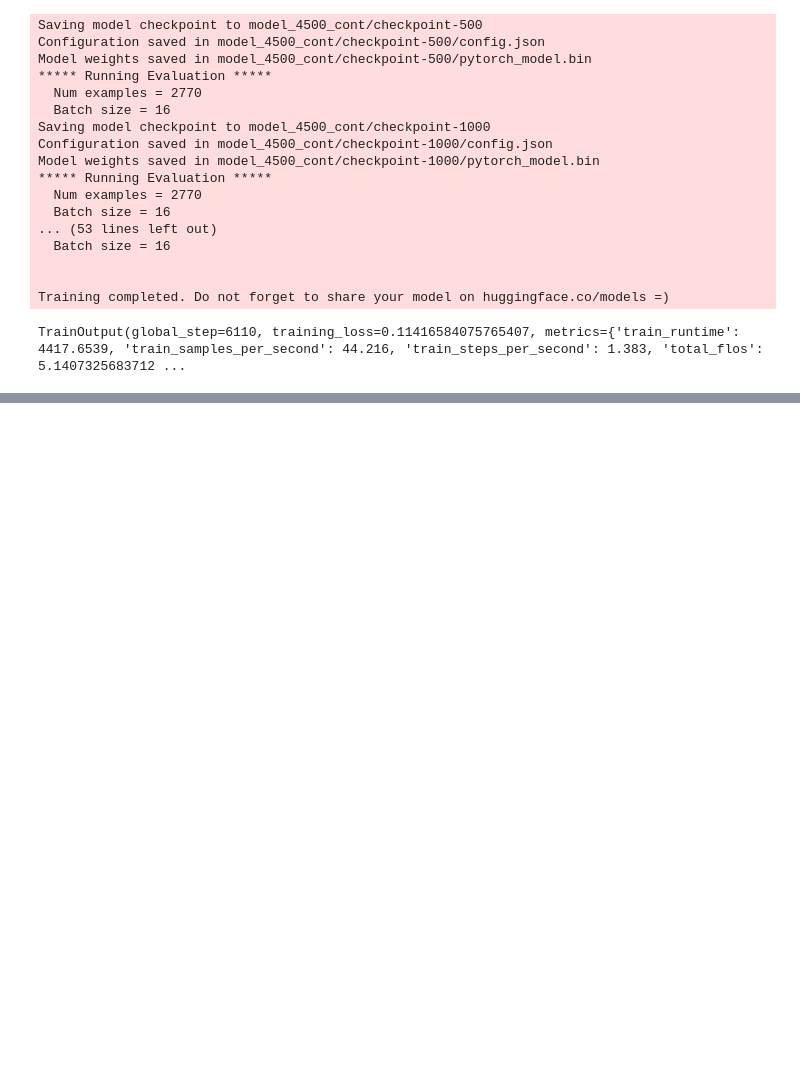
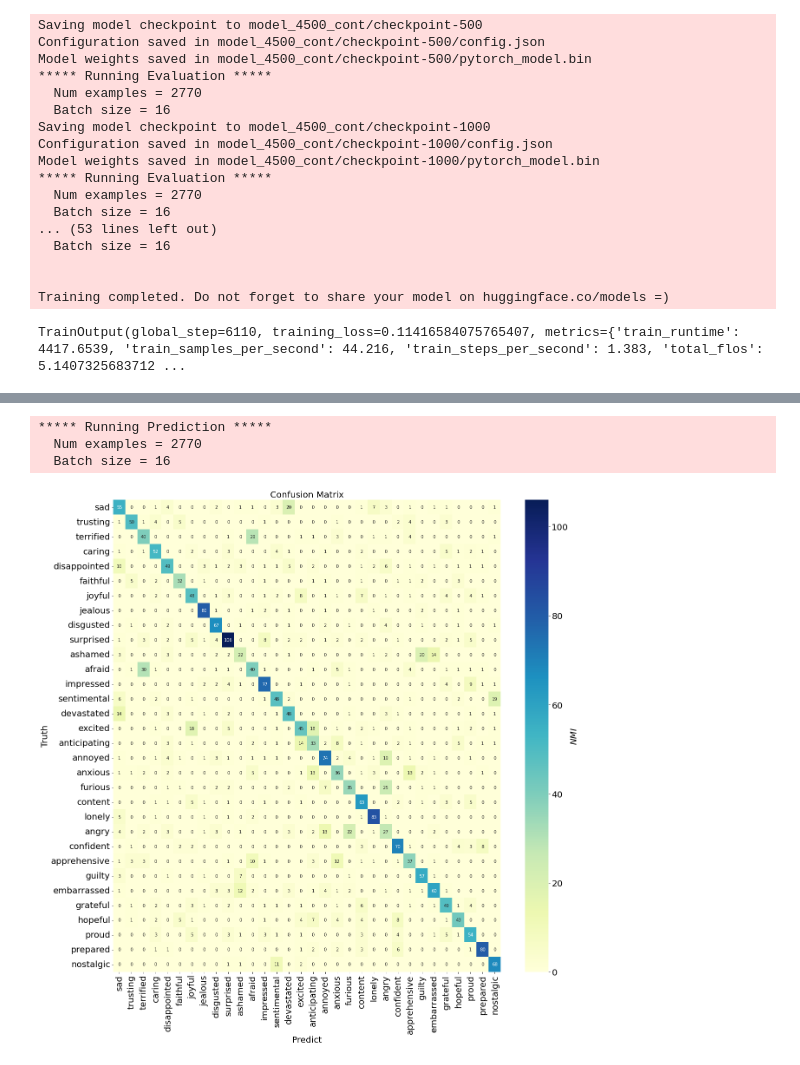
Before and after one commit to ChaShaoAn/Empathetic_Dialogues_emotion_classificaition, a Jupyter notebook: ed_classification.ipynb, the cells around one changed output, grey strips where cells are left out. Saved outputs shown, nothing was run; the diff lists cells and outputs as text; code cells hidden in the pictures; blank space fills up the shorter version.

Commit message:
add confusion matrix

```diff
--- a/ed_classification.ipynb
+++ b/ed_classification.ipynb
@@ -243,3 +247,48 @@ The default value for the training argument `--report_to` will change in v5 (fro
 | 10971 | hit:12423_conv:24847 | 3 | I have a big test on Monday. I am... | It's for my Chemistry class. I ha... | 18 |
 | 10972 | hit:12423_conv:24847 | 4 | I have a big test on Monday. I am... | Chemistry is quite difficult_comm... | 18 |
 10973 rows × 5 columns
+# %%
+ed_label_dict = {'sad': 0, 'trusting': 1, 'terrified': 2, 'caring': 3, 'disappointed': 4,
+         'faithful': 5, 'joyful': 6, 'jealous': 7, 'disgusted': 8, 'surprised': 9,
+         'ashamed': 10, 'afraid': 11, 'impressed': 12, 'sentimental': 13,
+         'devastated': 14, 'excited': 15, 'anticipating': 16, 'annoyed': 17, 'anxious': 18,
+         'furious': 19, 'content': 20, 'lonely': 21, 'angry': 22, 'confident': 23,
+         'apprehensive': 24, 'guilty': 25, 'embarrassed': 26, 'grateful': 27,
+         'hopeful': 28, 'proud': 29, 'prepared': 30, 'nostalgic': 31}
+
+ed_emo_dict =  {v: k for k, v in ed_label_dict.items()}
+
+valid_preds = trainer.predict(EverythingDataset(valid_df, tokenizer))
+valid_ans = np.argmax(valid_preds.predictions, axis=-1)
+
+cm = confusion_matrix(valid_df['emotion'], valid_ans, labels=np.unique(valid_df['emotion']))
+labels = [ed_emo_dict[i] for i in range(32)]
+pd_annot=pd.DataFrame(cm,index=labels,columns=labels)
+
+font = {'family': 'sans-serif',
+            'color': 'k',
+            'weight': 'normal',
+            'size': 20,}
+
+f, ax = plt.subplots(figsize=(20, 20))
+cmap = 'YlGnBu'
+ax = sns.heatmap(pd_annot, annot=True, ax=ax, fmt='d', cmap=cmap) #画heatmap，具体参数可以查文档
+
+plt.xlabel('Predict',fontsize=20, color='k') #x轴label的文本和字体大小
+plt.ylabel('Truth',fontsize=20, color='k') #y轴label的文本和字体大小
+plt.xticks(fontsize=20) #x轴刻度的字体大小（文本包含在pd_data中了）
+plt.yticks(fontsize=20) #y轴刻度的字体大小（文本包含在pd_data中了）
+plt.title('Confusion Matrix',fontsize=20) #图片标题文本和字体大小
+#设置colorbar的刻度字体大小
+cax = plt.gcf().axes[-1]
+cax.tick_params(labelsize=20)
+#设置colorbar的label文本和字体大小
+cbar = ax.collections[0].colorbar
+cbar.set_label(r'$NMI$',fontdict=font)
+plt.savefig(output_folder + '/confusion matrix.png')
+plt.show()
+# %% [output]
+***** Running Prediction *****
+  Num examples = 2770
+  Batch size = 16
+[figure, added]
```
Also changed, not shown: parts of 2 cells of this notebook.
